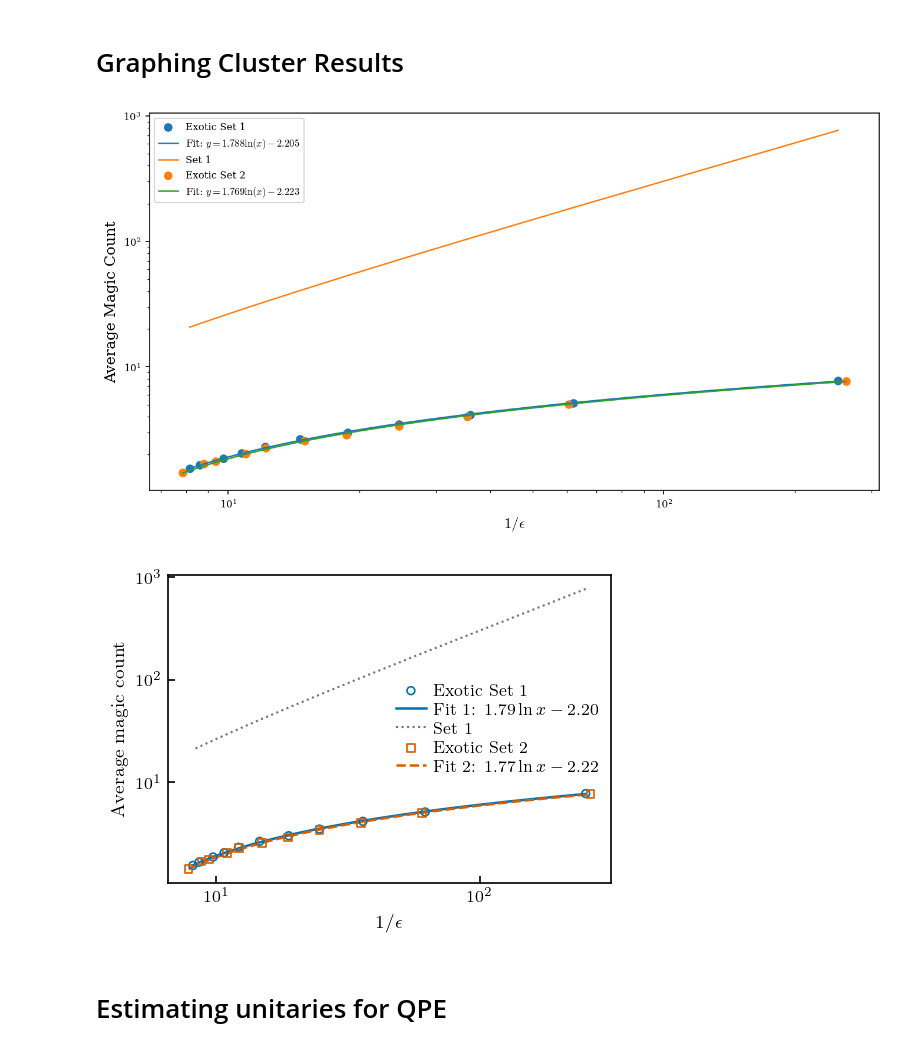
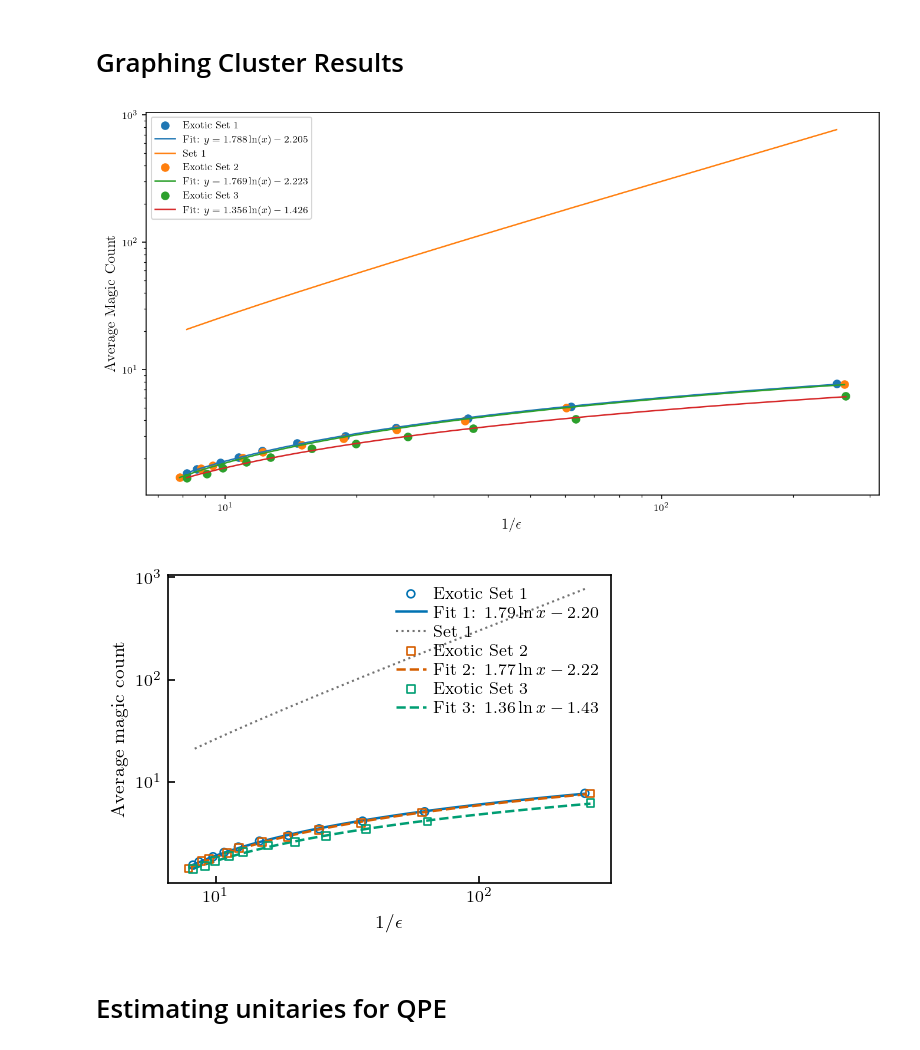
Before and after one commit to Sal7ySalt/Smallest-MSD-Protocol, a Jupyter notebook: gate_synthesis/algorithm.ipynb, the cells around one changed output. Drawn from its saved outputs; the diff is of its cells as text; code cells hidden in the pictures.

Commit message:
Quantum phase estimation using exotic sets

```diff
--- a/gate_synthesis/algorithm.ipynb
+++ b/gate_synthesis/algorithm.ipynb
@@ -197,6 +197,7 @@ plt.show()
 # %%
 data1 = np.load("xy_data_exotic_set1.npz")
 data2 = np.load("xy_data_exotic_set2.npz")
+data3 = np.load("xy_data_exotic_set3.npz")
 
 epsilon_list1 = data1["epsilon_list"]
 y_axis1 = data1["y_axis"]
@@ -205,6 +206,10 @@ x_axis1 = data1["x_axis"]
 epsilon_list2 = data2["epsilon_list"]
 y_axis2 = data2["y_axis"]
 x_axis2 = data2["x_axis"]
+
+epsilon_list3 = data3["epsilon_list"]
+y_axis3 = data3["y_axis"]
+x_axis3 = data3["x_axis"]
 # %%
 # define a model
 def log_model(x, a, b):
@@ -215,12 +220,16 @@ params1, covariance1 = curve_fit(log_model, x_axis1, y_axis1)
 a1, b1 = params1
 params2, covariance2 = curve_fit(log_model, x_axis2, y_axis2)
 a2, b2 = params2
+params3, covariance3 = curve_fit(log_model, x_axis3, y_axis3)
+a3, b3 = params3
 
 # smooth x-values for drawing the fitted curve
 x_fit1 = np.linspace(np.asarray(x_axis1).min(), np.asarray(x_axis1).max(), 400)
 y_fit1 = log_model(x_fit1, a1, b1)
 x_fit2 = np.linspace(np.asarray(x_axis2).min(), np.asarray(x_axis2).max(), 400)
 y_fit2 = log_model(x_fit2, a2, b2)
+x_fit3 = np.linspace(np.asarray(x_axis3).min(), np.asarray(x_axis3).max(), 400)
+y_fit3 = log_model(x_fit3, a3, b3)
 # %%
 plt.figure(figsize=(9, 5))
 
@@ -229,6 +238,8 @@ plt.plot(x_fit1, y_fit1, label=fr'Fit: $y={a1:.3f}\ln(x){b1:.3f}$')
 plt.plot(x_axis1, [3.067*x - 4.322 for x in x_axis1], label='Set 1')
 plt.scatter(x_axis2, y_axis2, label='Exotic Set 2')
 plt.plot(x_fit2, y_fit2, label=fr'Fit: $y={a2:.3f}\ln(x){b2:.3f}$')
+plt.scatter(x_axis3, y_axis3, label='Exotic Set 3')
+plt.plot(x_fit3, y_fit3, label=fr'Fit: $y={a3:.3f}\ln(x){b3:.3f}$')
 
 plt.xlabel(r"$1/\epsilon$", fontsize=12)
 plt.ylabel("Average Magic Count", fontsize=12)
@@ -238,17 +249,19 @@ plt.tight_layout()
 plt.legend()
 plt.show()
 # %% [output]
-[figure, old version]
+[figure, new version]
 # %%
 fig, ax = plt.subplots(figsize=(3.375, 2.45))
 
 # Colorblind-friendly colors
 c1 = "#0072B2"   # blue
 c2 = "#D55E00"   # orange/red
+c3 = "#009E73"   # green
 gray = "0.45"
 
 x_axis1 = np.asarray(x_axis1)
 x_axis2 = np.asarray(x_axis2)
+x_axis3 = np.asarray(x_axis3)
 
 # Exotic Set 1
 ax.scatter(
@@ -306,38 +319,59 @@ ax.plot(
     zorder=2
 )
 
+# Exotic Set 3
+ax.scatter(
+    x_axis3, y_axis3,
+    s=14,
+    marker='s',
+    facecolors='none',
+    edgecolors=c3,
+    linewidths=0.8,
+    label='Exotic Set 3',
+    zorder=3
+)
+
+ax.plot(
+    x_fit3, y_fit3,
+    color=c3,
+    linewidth=1.2,
+    linestyle='--',
+    label=fr'Fit 3: ${a3:.2f}\ln x {b3:+.2f}$',
+    zorder=2
+)
+
 ax.set_xlabel(r"$1/\epsilon$")
 ax.set_ylabel("Average magic count")
 
 ax.set_xscale('log')
 ax.set_yscale('log')
 
 # Remove top and right ticks
 ax.tick_params(which='both', direction='in', top=False, right=False)
 ax.tick_params(which='major', length=3.5, width=0.8)
 ax.tick_params(which='minor', length=2.0, width=0.6)
 
 # Remove minor ticks if you want a cleaner log plot
 ax.xaxis.set_minor_locator(mticker.NullLocator())
 ax.xaxis.set_minor_formatter(mticker.NullFormatter())
 ax.yaxis.set_minor_locator(mticker.NullLocator())
 ax.yaxis.set_minor_formatter(mticker.NullFormatter())
 
 ax.legend(
     frameon=False,
     loc='best',
     handlelength=1.8,
     handletextpad=0.45,
     borderpad=0.2,
     labelspacing=0.25,
     ncol=1
 )
 
 fig.tight_layout(pad=0.2)
 
 plt.show()
 # %% [output]
-[figure, old version]
+[figure, new version]
 # %% [markdown]
 # Estimating unitaries for QPE
 # %%
```
Also changed, not shown: 20 other files.
